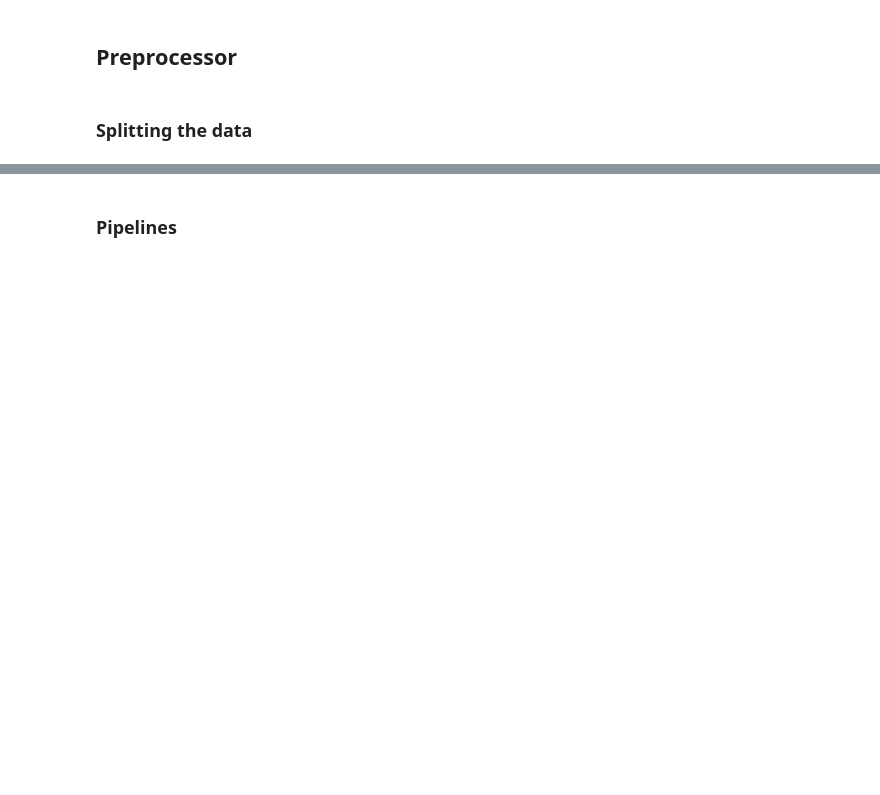
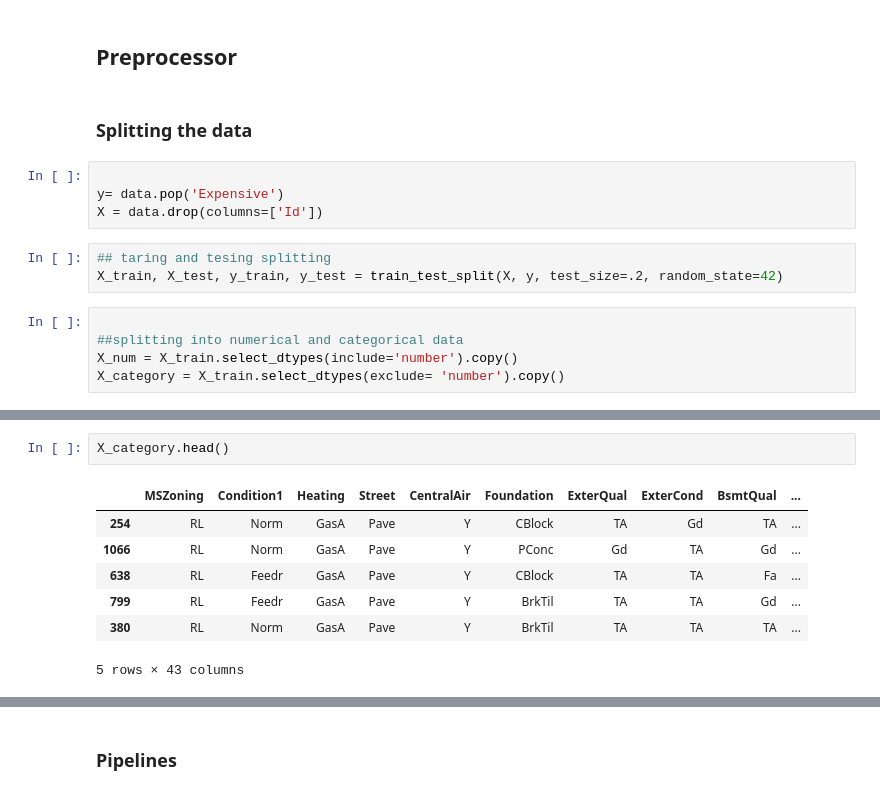
Before and after one commit to Sadia-Khan-Rupa/Chapter_7-Supervised_ML, a Jupyter notebook: 7_1_06_2_collective_template.ipynb, the cells around one changed output, grey strips where cells are left out. Drawn from its saved outputs; the diff is of its cells as text; blank space fills up the shorter version.

```diff
--- a/7_1_06_2_collective_template.ipynb
+++ b/7_1_06_2_collective_template.ipynb
@@ -62,3 +116,15 @@ memory usage: 924.0+ KB
 ## Preprocessor
 # %% [markdown]
 ### Splitting the data
+# %%
+
+y= data.pop('Expensive')
+X = data.drop(columns=['Id'])
+# %%
+## taring and tesing splitting
+X_train, X_test, y_train, y_test = train_test_split(X, y, test_size=.2, random_state=42)
+# %%
+
+##splitting into numerical and categorical data
+X_num = X_train.select_dtypes(include='number').copy()
+X_category = X_train.select_dtypes(exclude= 'number').copy()
@@ -64,0 +141,10 @@ memory usage: 924.0+ KB
+# %%
+X_category.head()
+# %% [output]
+|  | MSZoning | Condition1 | Heating | Street | CentralAir | Foundation | ExterQual | ExterCond | BsmtQual | ... |
+| 254 | RL | Norm | GasA | Pave | Y | CBlock | TA | Gd | TA | ... |
+| 1066 | RL | Norm | GasA | Pave | Y | PConc | Gd | TA | Gd | ... |
+| 638 | RL | Feedr | GasA | Pave | Y | CBlock | TA | TA | Fa | ... |
+| 799 | RL | Feedr | GasA | Pave | Y | BrkTil | TA | TA | Gd | ... |
+| 380 | RL | Norm | GasA | Pave | Y | BrkTil | TA | TA | TA | ... |
+5 rows × 43 columns
```
Also changed, not shown: parts of 14 cells of this notebook, 2 other files.
